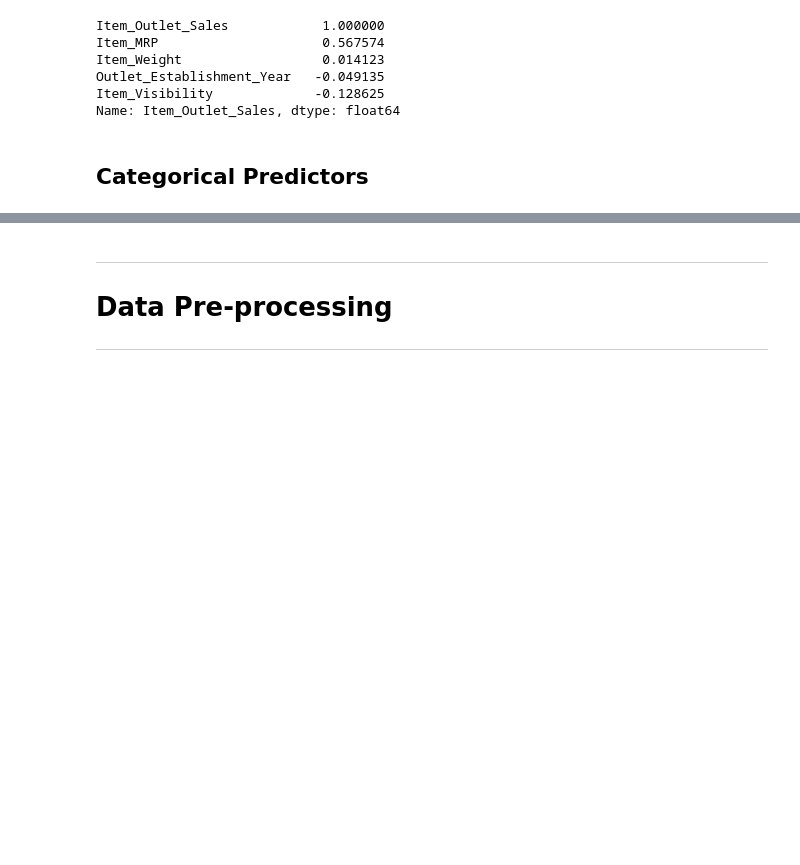
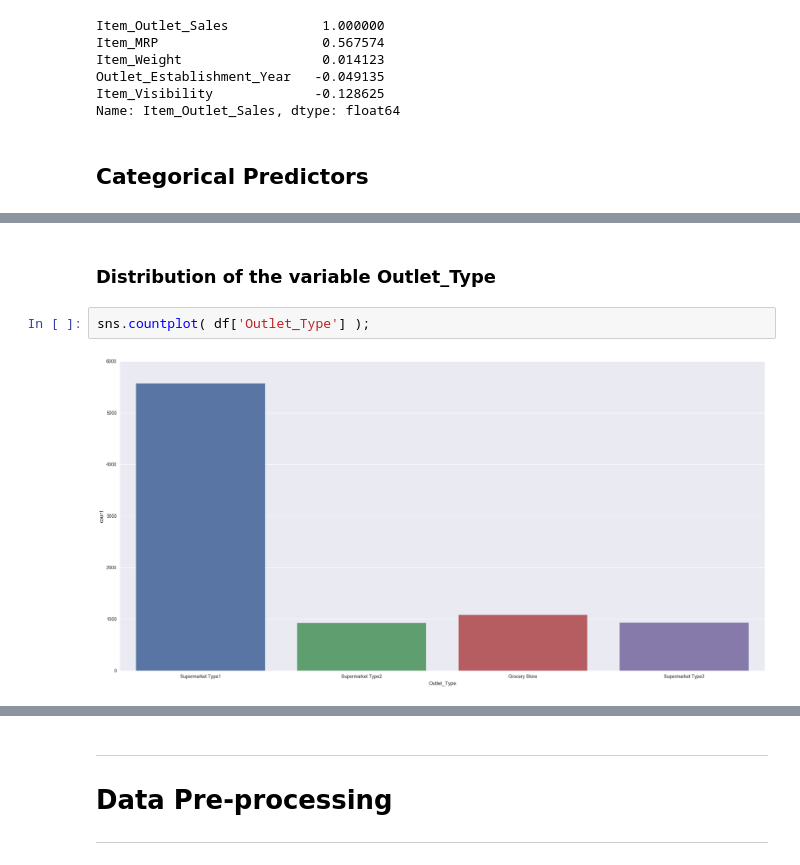
Before and after one commit to Meigarom/Big-Mart-Sales, a Jupyter notebook: Big_Mart_Sales_EDA.ipynb, the cells around one changed output, grey strips where cells are left out. Cells and saved outputs as stored; diff of their text form; blank space fills up the shorter version.

```diff
--- a/Big_Mart_Sales_EDA.ipynb
+++ b/Big_Mart_Sales_EDA.ipynb
@@ -116,0 +124,6 @@ sns.countplot( df['Item_Fat_Content'] )
+# %% [markdown]
+### Distribution of the variable Outlet_Type
+# %%
+sns.countplot( df['Outlet_Type'] );
+# %% [output]
+[figure, added]
```
Also changed, not shown: parts of 25 cells of this notebook.
